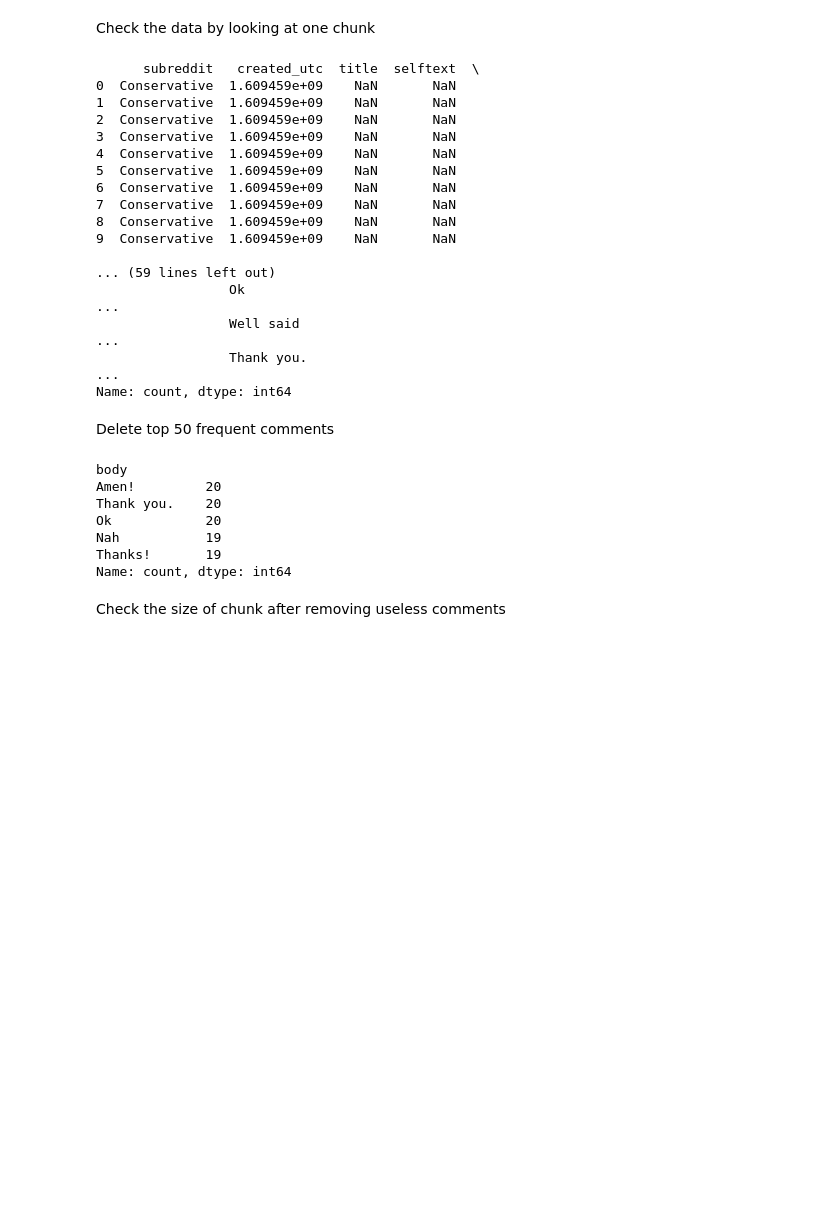
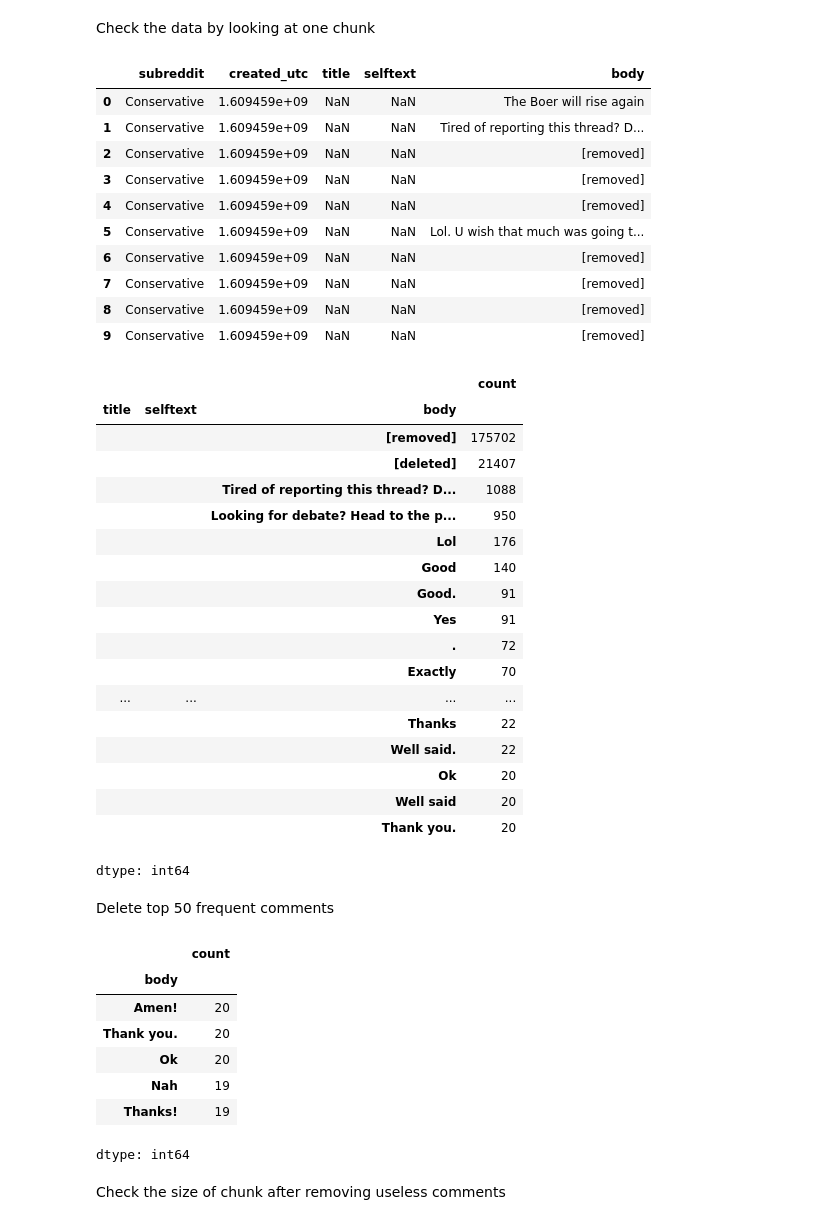
Before and after one commit to saoleksii/Trump2020_CSS_course_project, a Jupyter notebook: Trump2020_CSS_course_project.ipynb, the cells around one changed output. Saved outputs shown, nothing was run; the diff lists cells and outputs as text; code cells hidden in the pictures; blank space fills up the shorter version.

```diff
--- a/Trump2020_CSS_course_project.ipynb
+++ b/Trump2020_CSS_course_project.ipynb
@@ -19,7 +19,7 @@ Unzip dataset
 # %% [markdown]
 File path
 # %%
-file_path = '/content/drive/MyDrive/Trump2020_CSS_course_project/political_dataset.csv'
+file_path = '/content/drive/MyDrive/Trump2020_CSS_course_project/unprocessed_political_dataset.csv'
 # %% [markdown]
 # Statistics for not prepared dataset
 # %% [markdown]
@@ -88,27 +104,40 @@ Check the data by looking at one chunk
 # %%
 df = pd.read_csv(file_path, chunksize=500000)
 chunk = next(df) #first chunk
-print(chunk.head(10))
+display(chunk.head(10))
 chunk[['title', 'selftext', 'body']] = chunk[['title', 'selftext', 'body']].fillna('') # замінити всі NaN на пустий рядок
-print(chunk[['title', 'selftext', 'body']].value_counts().head(50))
+display(chunk[['title', 'selftext', 'body']].value_counts().head(50))
 # %% [output]
+|  | subreddit | created_utc | title | selftext | body |
+| 0 | Conservative | 1.609459e+09 | NaN | NaN | The Boer will rise again |
+| 1 | Conservative | 1.609459e+09 | NaN | NaN | Tired of reporting this thread? D... |
+| 2 | Conservative | 1.609459e+09 | NaN | NaN | [removed] |
+| 3 | Conservative | 1.609459e+09 | NaN | NaN | [removed] |
+| 4 | Conservative | 1.609459e+09 | NaN | NaN | [removed] |
+| 5 | Conservative | 1.609459e+09 | NaN | NaN | Lol. U wish that much was going t... |
+| 6 | Conservative | 1.609459e+09 | NaN | NaN | [removed] |
+| 7 | Conservative | 1.609459e+09 | NaN | NaN | [removed] |
+| 8 | Conservative | 1.609459e+09 | NaN | NaN | [removed] |
+| 9 | Conservative | 1.609459e+09 | NaN | NaN | [removed] |
+|  |  |  | count |
+| title | selftext | body |  |
+|  |  | [removed] | 175702 |
+|  |  | [deleted] | 21407 |
+|  |  | Tired of reporting this thread? D... | 1088 |
+|  |  | Looking for debate? Head to the p... | 950 |
+|  |  | Lol | 176 |
+|  |  | Good | 140 |
+|  |  | Good. | 91 |
+|  |  | Yes | 91 |
+|  |  | . | 72 |
+|  |  | Exactly | 70 |
+| ... | ... | ... | ... |
+|  |  | Thanks | 22 |
+|  |  | Well said. | 22 |
+|  |  | Ok | 20 |
+|  |  | Well said | 20 |
+|  |  | Thank you. | 20 |
-      subreddit   created_utc  title  selftext  \
-0  Conservative  1.609459e+09    NaN       NaN
-1  Conservative  1.609459e+09    NaN       NaN
-2  Conservative  1.609459e+09    NaN       NaN
-3  Conservative  1.609459e+09    NaN       NaN
-4  Conservative  1.609459e+09    NaN       NaN
-5  Conservative  1.609459e+09    NaN       NaN
-6  Conservative  1.609459e+09    NaN       NaN
-7  Conservative  1.609459e+09    NaN       NaN
-8  Conservative  1.609459e+09    NaN       NaN
-9  Conservative  1.609459e+09    NaN       NaN
-
-... (59 lines left out)
-                 Ok                                                                                                                                                                                      ...
-                 Well said                                                                                                                                                                               ...
-                 Thank you.                                                                                                                                                                              ...
-Name: count, dtype: int64
+dtype: int64
 # %% [markdown]
 Delete top 50 frequent comments
 # %%
@@ -118,15 +147,16 @@ top_50_noise = chunk['body'].value_counts().head(50).index.tolist()
 rows_to_drop = chunk['body'].isin(top_50_noise)
 indices_to_drop = chunk.index[rows_to_drop]
 chunk.drop(indices_to_drop, inplace=True)
-print(chunk['body'].value_counts().head(5))
+display(chunk['body'].value_counts().head(5))
 # %% [output]
+|  | count |
+| body |  |
+| Amen! | 20 |
+| Thank you. | 20 |
+| Ok | 20 |
+| Nah | 19 |
+| Thanks! | 19 |
-body
-Amen!         20
-Thank you.    20
-Ok            20
-Nah           19
-Thanks!       19
-Name: count, dtype: int64
+dtype: int64
 # %% [markdown]
 Check the size of chunk after removing useless comments
 # %%
```
Also changed, not shown: parts of 6 cells of this notebook.
